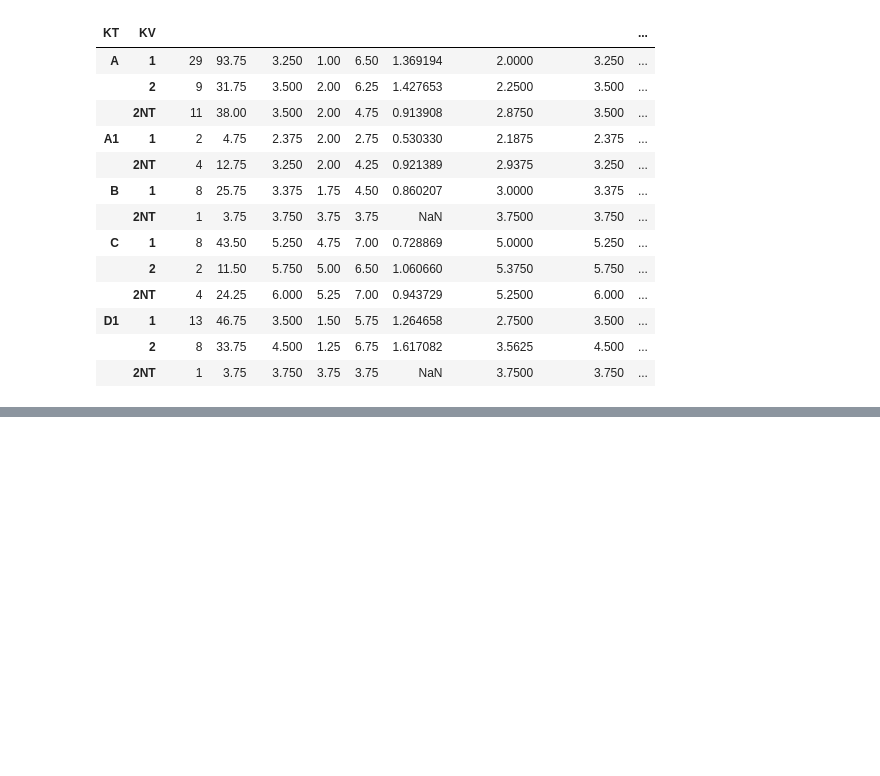
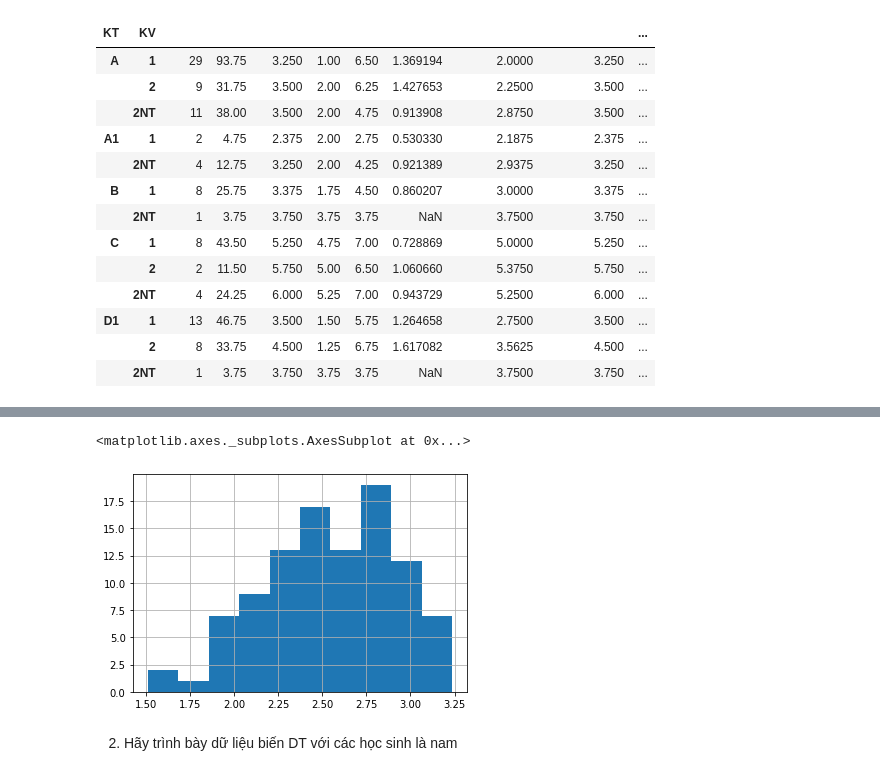
Before and after one commit to trinhvanypro1/-DataAnalystDeepLearning, a Jupyter notebook: Lab2.ipynb, the cells around one changed output, grey strips where cells are left out. Saved outputs shown, nothing was run; the diff lists cells and outputs as text; code cells hidden in the pictures; blank space fills up the shorter version.

```diff
--- a/Lab2.ipynb
+++ b/Lab2.ipynb
@@ -102,0 +142,7 @@ table_KT_KV
+# %%
+data['US_TMN3'].hist()
+# %% [output]
+<matplotlib.axes._subplots.AxesSubplot at 0x...>
+[figure, added]
+# %% [markdown]
+2. Hãy trình bày dữ liệu biến DT với các học sinh là nam
```
Also changed, not shown: parts of 5 cells of this notebook.
